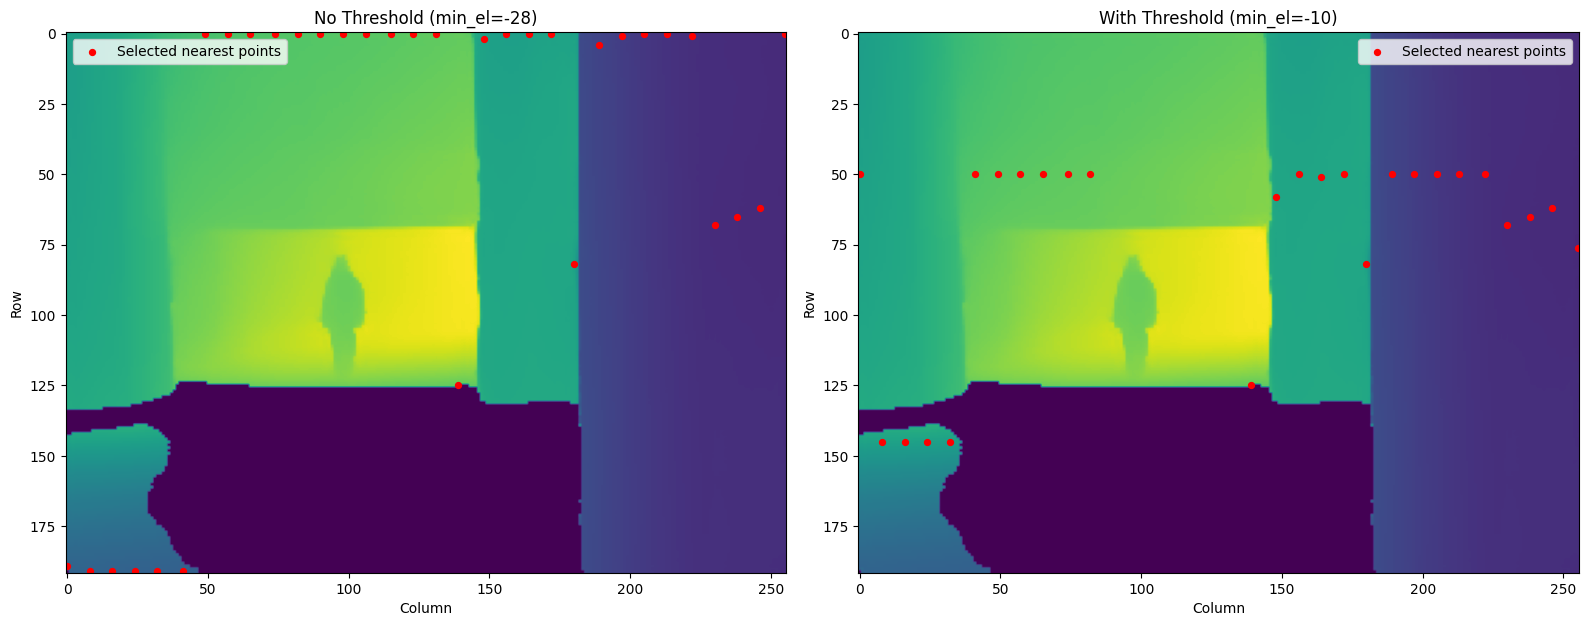
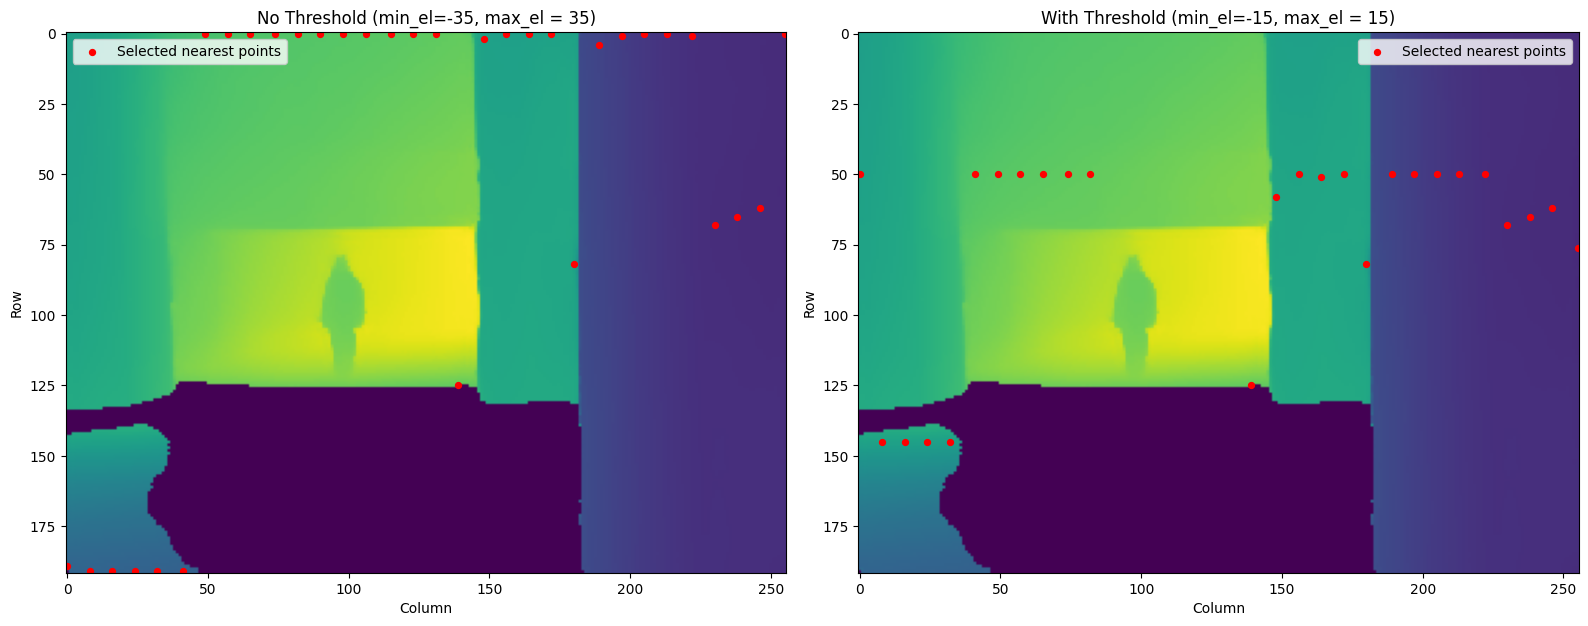
The notebook cell's code change between the first figure and the second:
--- before
+++ after
@@ -1,11 +1,5 @@
 d = depths[0]
 
-mn = np.nanmin(d)
-mx = np.nanmax(d)
-
-if np.isclose(mn, mx):
-    disp = np.zeros_like(d, dtype=np.uint8)
-else:
-    disp = np.interp(d, (mn, mx), (0, 255)).astype(np.uint8)
+disp = depth_to_colormap(d)
 
 # No threshold
@@ -20,5 +14,5 @@
 axes[0].imshow(disp, cmap="viridis", origin="upper")
 axes[0].scatter(sel_cols, sel_rows, c="red", s=18, label="Selected nearest points")
-axes[0].set_title("No Threshold (min_el=-28)")
+axes[0].set_title("No Threshold (min_el=-35, max_el = 35)")
 axes[0].set_xlabel("Column")
 axes[0].set_ylabel("Row")
@@ -28,5 +22,5 @@
 axes[1].imshow(disp, cmap="viridis", origin="upper")
 axes[1].scatter(sel_cols1, sel_rows1, c="red", s=18, label="Selected nearest points")
-axes[1].set_title("With Threshold (min_el=-10)")
+axes[1].set_title("With Threshold (min_el=-15, max_el = 15)")
 axes[1].set_xlabel("Column")
 axes[1].set_ylabel("Row")

Commit: Added visualization helper function